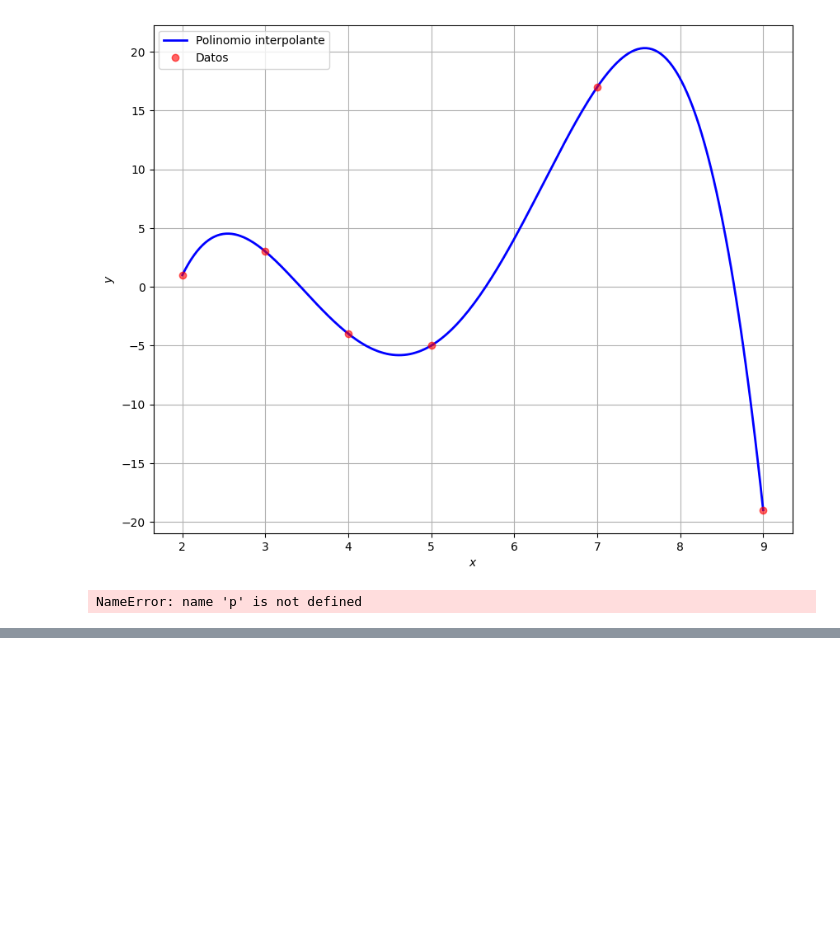
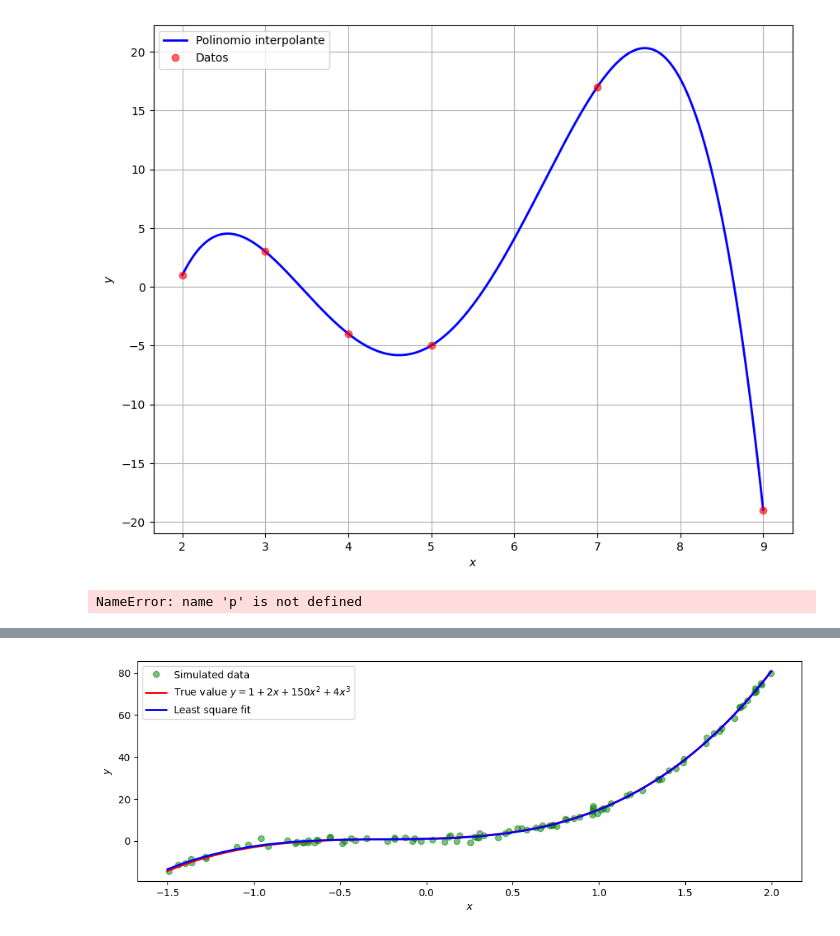
Before and after one commit to AsdProof/Prueba-1, a Jupyter notebook: PROOF18_10.ipynb, the cells around one changed output, grey strips where cells are left out. Drawn from its saved outputs; the diff is of its cells as text; code cells hidden in the pictures; blank space fills up the shorter version.

```diff
--- a/PROOF18_10.ipynb
+++ b/PROOF18_10.ipynb
@@ -291,0 +326,35 @@ plt.show()
+# %%
+import numpy as np
+import scipy.linalg as la
+import matplotlib.pyplot as plt
+xa,xb=-1.5,2
+R=1
+x=np.linspace(xa,xb,100)
+a,b,c,d=1,2,5,7
+y_exact = a+b*x+c*x**2+d*x**3
+
+m=100
+X=xa+(xb-xa)*np.random.rand(m)
+Y=a+b*X+c*X**2+d*X**3+R*np.random.randn(m)
+
+A=np.vstack([X**0,X**1,X**2,X**3])
+sol, r,rank,sv=la.lstsq(A.T,Y)
+
+
+At=np.array([X**0,X**1,X**2,X**3])
+auxMat=np.matmul(At,At.T)
+b = np.matmul(At, Y).reshape(-1, 1)
+sol=GaussElimwithpiv(auxMat,b)
+
+
+y_fit=sol[0]+sol[1]*x+sol[2]*x**2+sol[3]*x**3
+fig, ax=plt.subplots(figsize=(12,4))
+ax.plot(X,Y,'go',alpha=0.5, label='Simulated data')
+ax.plot(x,y_exact,'r',lw=2,label='True value $y=1+2x+150x^2+4x^3$')
+ax.plot(x,y_fit,'b',lw=2,label='Least square fit')
+ax.set_xlabel(r"$x$",fontsize=10)
+ax.set_ylabel(r"$y$",fontsize=10)
+ax.legend(loc=2)
+plt.show()
+# %% [output]
+[figure, added]
```
Also changed, not shown: parts of 6 cells of this notebook.
